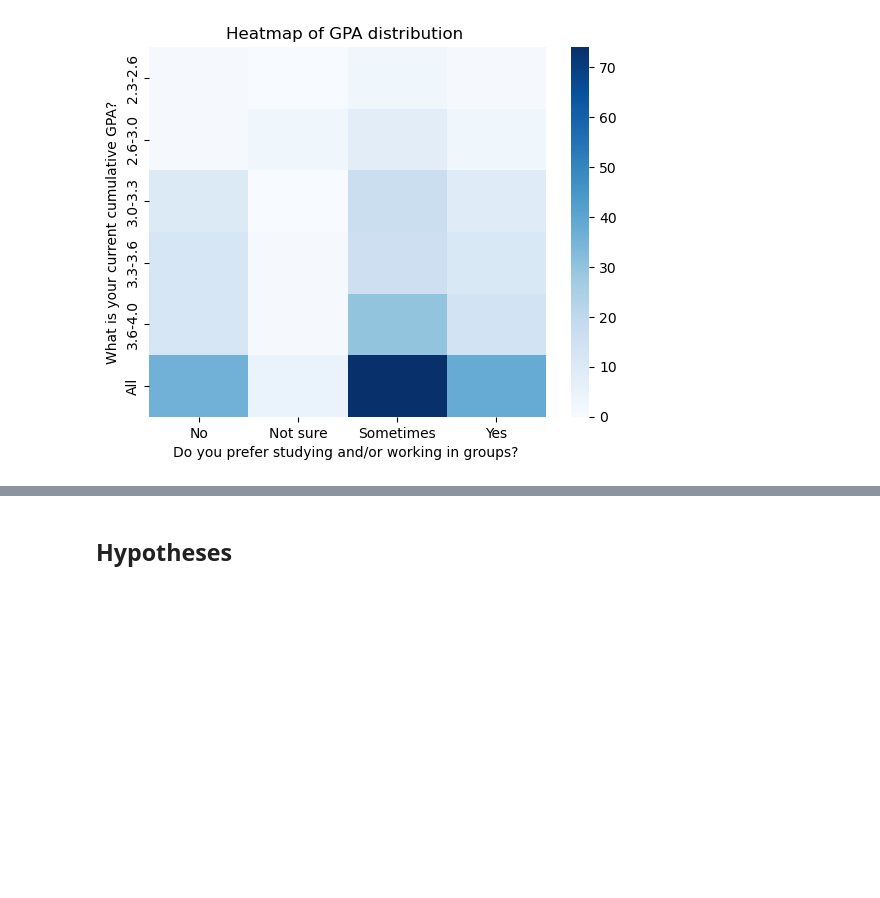
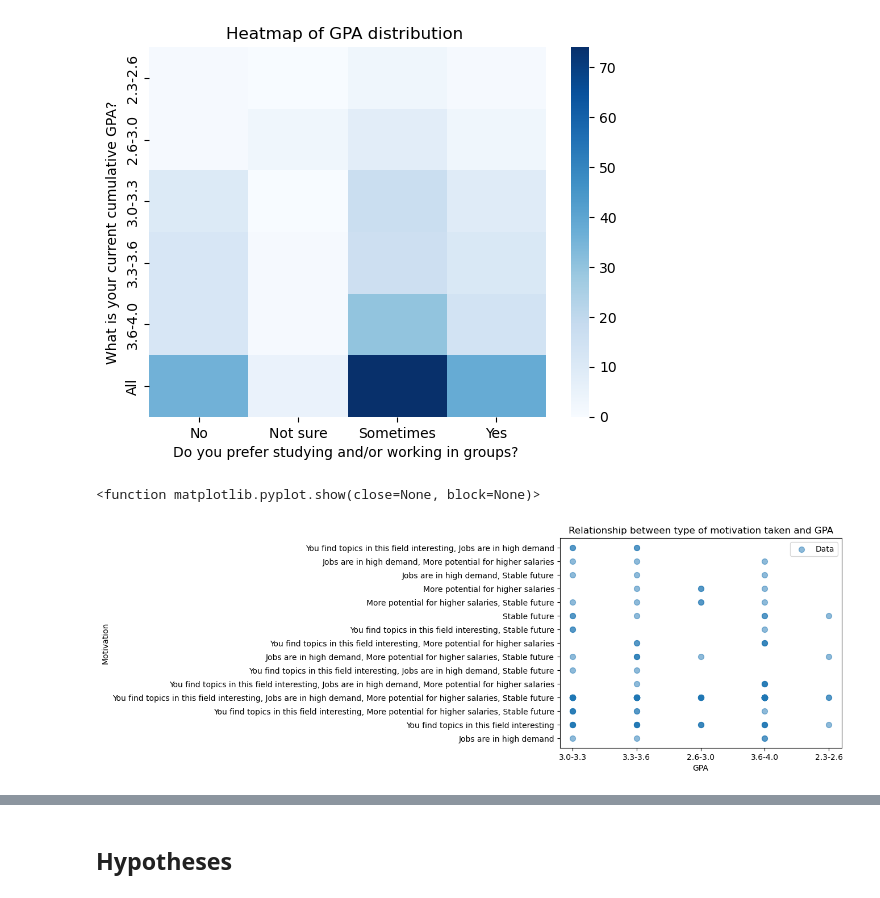
Before and after one commit to undahveeti/University-Characteristic-Data-Analysis, a Jupyter notebook: cs105_mini_project.ipynb, the cells around one changed output, grey strips where cells are left out. Saved outputs shown, nothing was run; the diff lists cells and outputs as text; code cells hidden in the pictures; blank space fills up the shorter version.

Commit message:
added new visual

```diff
--- a/cs105_mini_project.ipynb
+++ b/cs105_mini_project.ipynb
@@ -119,3 +119,13 @@ plt.title("Heatmap of GPA distribution ")
 # %% [output]
 Text(0.5, 1.0, 'Heatmap of GPA distribution ')
 [figure]
+# %%
+plt.scatter (df['What is your current cumulative GPA?'],df["If you're in CS/CE/Data Science/related, why did you pick this path?\r\n"], alpha=0.5,s=50, label="Data")
+plt.xlabel ("GPA" )
+plt.ylabel ("Motivation")
+plt.title("Relationship between type of motivation taken and GPA")
+plt.legend()
+plt.show
+# %% [output]
+<function matplotlib.pyplot.show(close=None, block=None)>
+[figure, added]
```
Also changed, not shown: parts of 4 cells of this notebook.
